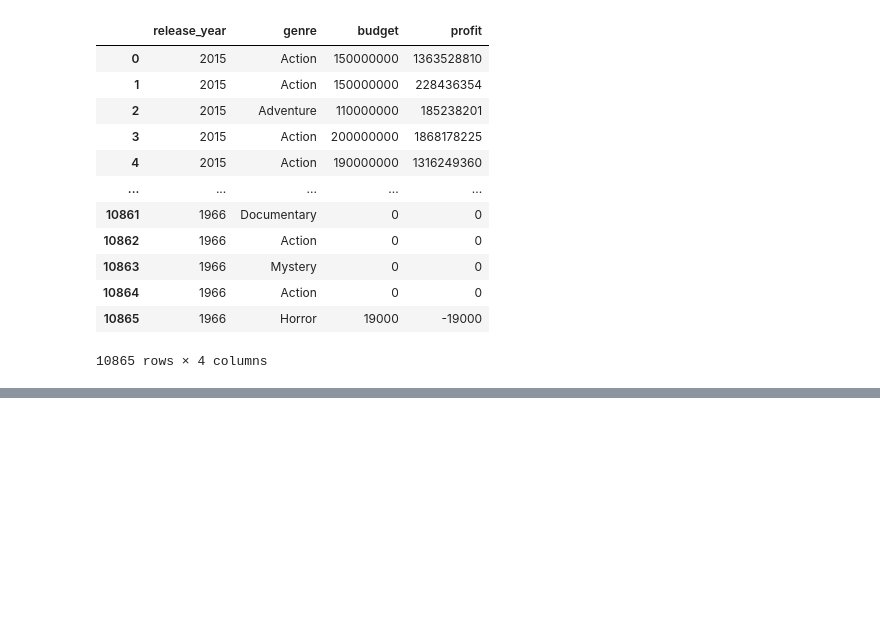
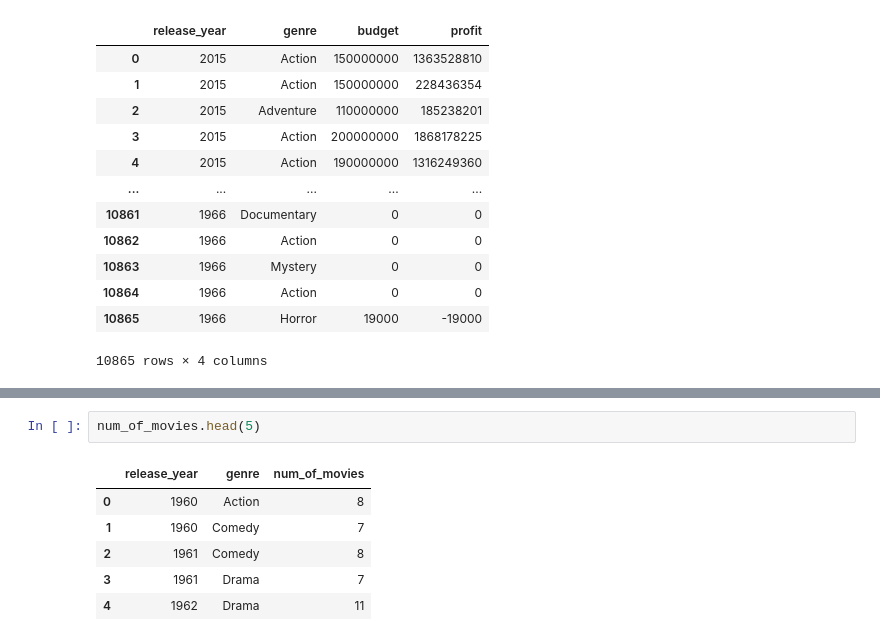
Before and after one commit to Amr-elwetaidy/Investigating-TMDP-Movies-Dataset, a Jupyter notebook: Investigating TMDP-Movies Dataset.ipynb, the cells around one changed output, grey strips where cells are left out. Drawn from its saved outputs; the diff is of its cells as text; blank space fills up the shorter version.

```diff
--- a/Investigating TMDP-Movies Dataset.ipynb
+++ b/Investigating TMDP-Movies Dataset.ipynb
@@ -392,0 +411,9 @@ genre_df
+# %%
+num_of_movies.head(5)
+# %% [output]
+|  | release_year | genre | num_of_movies |
+| 0 | 1960 | Action | 8 |
+| 1 | 1960 | Comedy | 7 |
+| 2 | 1961 | Comedy | 8 |
+| 3 | 1961 | Drama | 7 |
+| 4 | 1962 | Drama | 11 |
```
Also changed, not shown: parts of 5 cells of this notebook.
